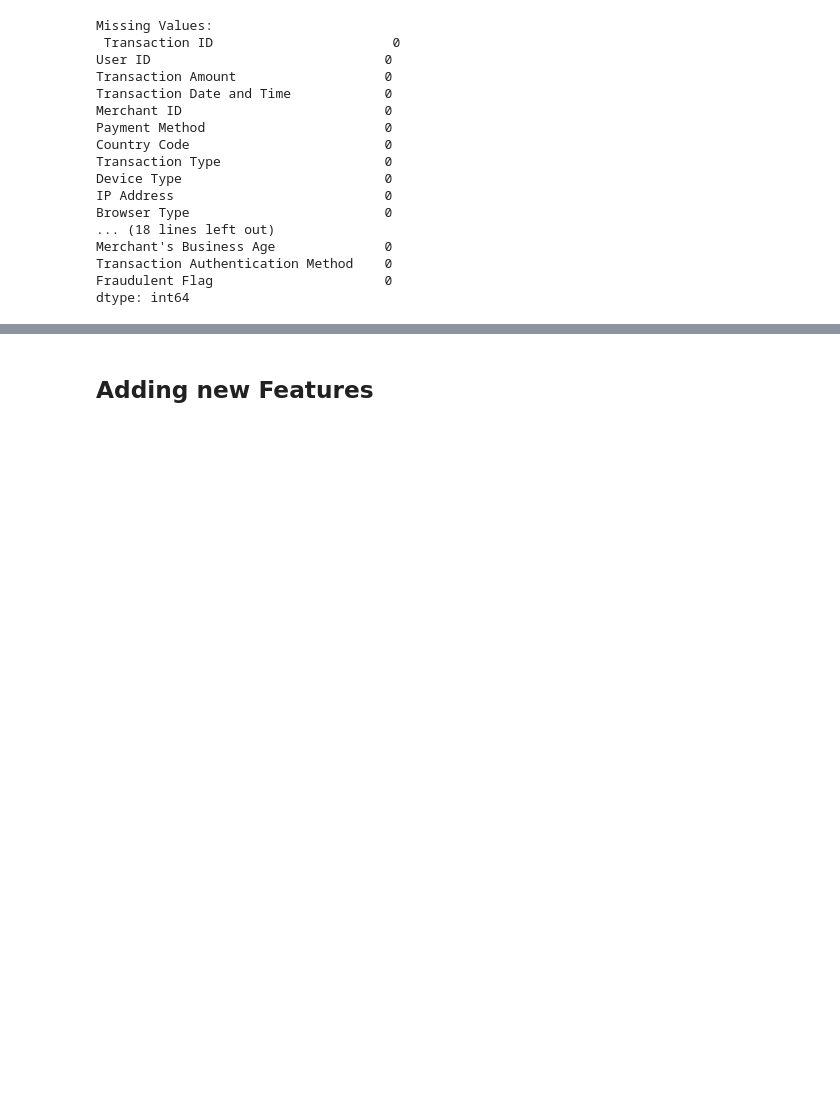
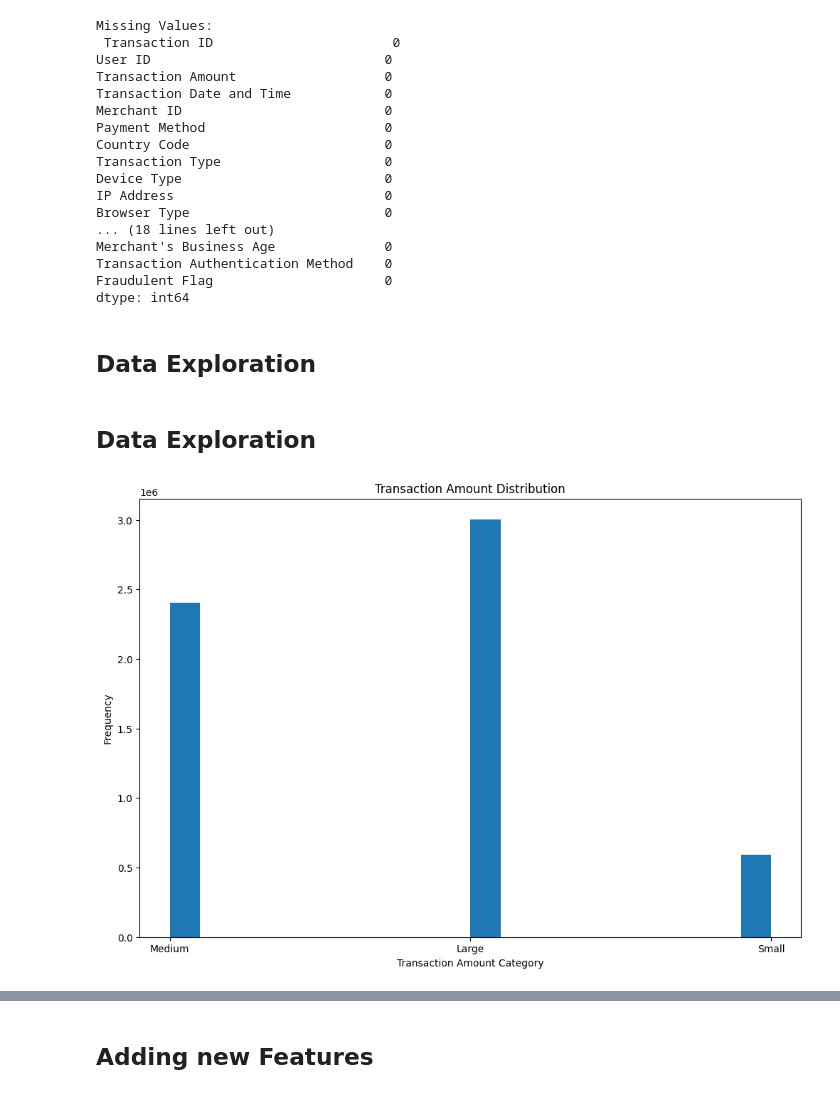
Before and after one commit to Kennedy87670/DatafestAfrica2023_Fruad_Detection_system, a Jupyter notebook: Fraud_Detection.ipynb, the cells around one changed output, grey strips where cells are left out. Saved outputs shown, nothing was run; the diff lists cells and outputs as text; code cells hidden in the pictures; blank space fills up the shorter version.

Commit message:
visuals

```diff
--- a/Fraud_Detection.ipynb
+++ b/Fraud_Detection.ipynb
@@ -205,3 +215,36 @@ Merchant's Business Age              0
 Transaction Authentication Method    0
 Fraudulent Flag                      0
 dtype: int64
+# %% [markdown]
+## Data Exploration
+# %%
+# Create new date-related features
+data['Transaction Month'] = pd.to_datetime(data['Transaction Date and Time']).dt.month
+data['Transaction Weekday'] = pd.to_datetime(data['Transaction Date and Time']).dt.weekday
+data['Transaction Day'] = pd.to_datetime(data['Transaction Date and Time']).dt.day
+data['Transaction Dayname'] = pd.to_datetime(data['Transaction Date and Time']).dt.day_name()
+data['Transaction Hour'] = pd.to_datetime(data['Transaction Date and Time']).dt.hour
+data['Transaction Year'] = pd.to_datetime(data['Transaction Date and Time']).dt.year
+data['Age Group'] = pd.cut(data['User Age'], bins=[0, 18, 35, 60, 100], labels=['Child', 'Young Adult', 'Adult', 'Elders'])
+
+data['Transaction Amount Category'] = pd.cut(data['Transaction Amount'], bins=[0, 100, 500, 1000, float('inf')], labels=['Small', 'Medium', 'Large', 'Extra Large'])
+
+
+
+# Drop the original 'Transaction Date and Time' column
+data.drop(columns=['Transaction Date and Time'], inplace=True)
+
+data.drop(columns = ['User Age'], inplace=True )
+
+data.drop(columns = ['Transaction Amount'], inplace=True )
+# %% [markdown]
+## Data Exploration
+# %%
+# Transcation Amount
+plt.hist(data['Transaction Amount Category'], bins=20)
+plt.xlabel('Transaction Amount Category')
+plt.ylabel('Frequency')
+plt.title('Transaction Amount Distribution')
+plt.show()
+# %% [output]
+[figure, added]
```
Also changed, not shown: parts of 25 cells of this notebook.
